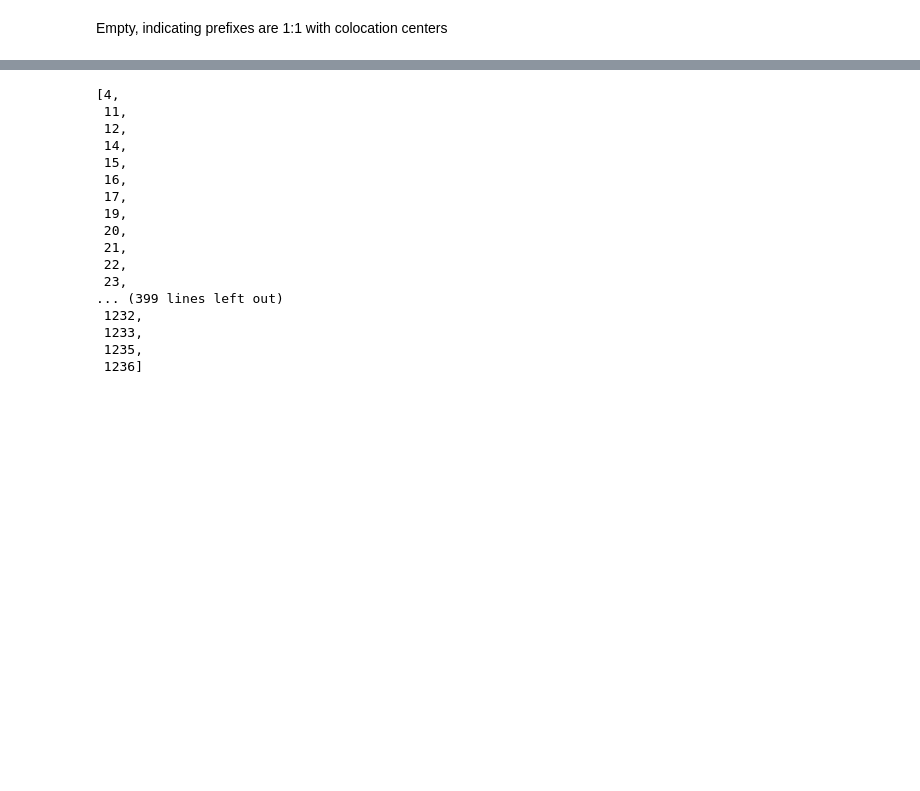
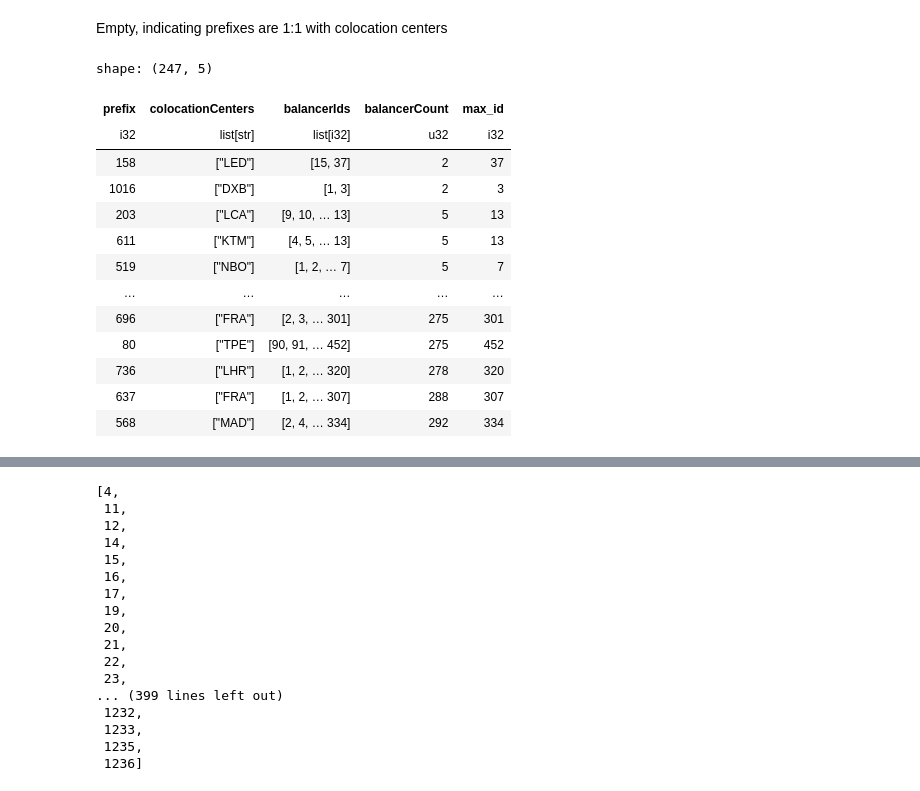
Before and after one commit to YoussefHenna/tud-im-cloudflare-lb-measurments, a Jupyter notebook: analysis/prefixes.ipynb, the cells around one changed output, grey strips where cells are left out. Cells and saved outputs as stored; diff of their text form; code cells hidden in the pictures; blank space fills up the shorter version.

Commit message:
even more prefix/ids digging

```diff
--- a/analysis/prefixes.ipynb
+++ b/analysis/prefixes.ipynb
@@ -85,3 +85,36 @@ shape: (0, 4)
 | i32 | list[str] | list[str] | u32 |
 # %% [markdown]
 Empty, indicating prefixes are 1:1 with colocation centers
+# %%
+ids_without_prefix = grouped_by_prefix.with_columns(
+    pl.col("balancerIds").list.eval(
+        pl.element().str.split("f").list.get(1).cast(pl.Int32)
+    )
+)
+
+ids_without_prefix = ids_without_prefix.with_columns(
+    pl.col("balancerIds").list.sort()
+)
+
+
+with_max_id = ids_without_prefix.with_columns(
+    pl.col("balancerIds").list.max().alias("max_id")
+    )
+
+
+with_max_id
+# %% [output]
+shape: (247, 5)
+| prefix | colocationCenters | balancerIds | balancerCount | max_id |
+| i32 | list[str] | list[i32] | u32 | i32 |
+| 158 | ["LED"] | [15, 37] | 2 | 37 |
+| 1016 | ["DXB"] | [1, 3] | 2 | 3 |
+| 203 | ["LCA"] | [9, 10, … 13] | 5 | 13 |
+| 611 | ["KTM"] | [4, 5, … 13] | 5 | 13 |
+| 519 | ["NBO"] | [1, 2, … 7] | 5 | 7 |
+| … | … | … | … | … |
+| 696 | ["FRA"] | [2, 3, … 301] | 275 | 301 |
+| 80 | ["TPE"] | [90, 91, … 452] | 275 | 452 |
+| 736 | ["LHR"] | [1, 2, … 320] | 278 | 320 |
+| 637 | ["FRA"] | [1, 2, … 307] | 288 | 307 |
+| 568 | ["MAD"] | [2, 4, … 334] | 292 | 334 |
```
Also changed, not shown: parts of 5 cells of this notebook.
